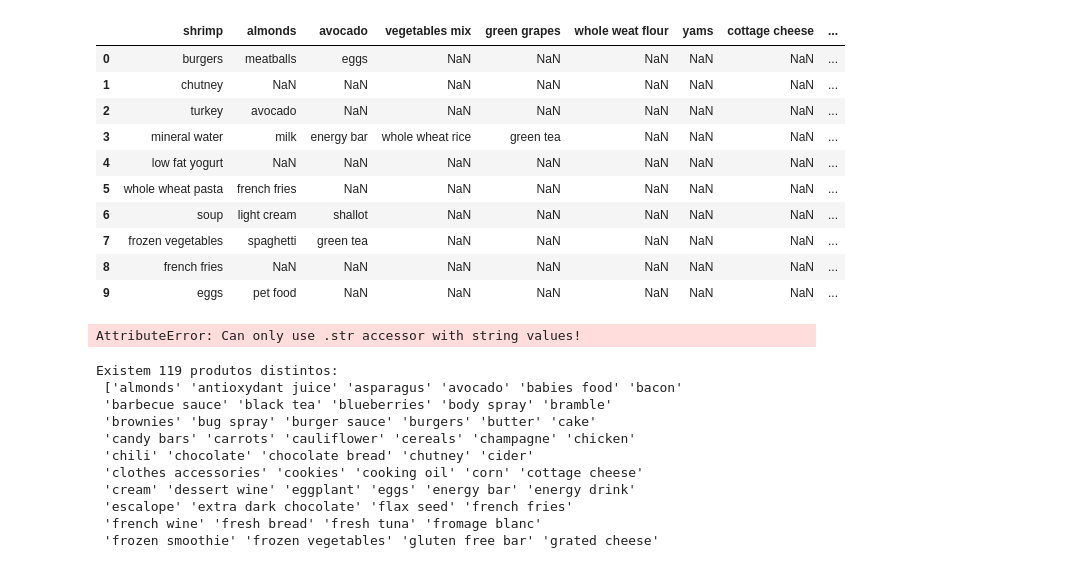
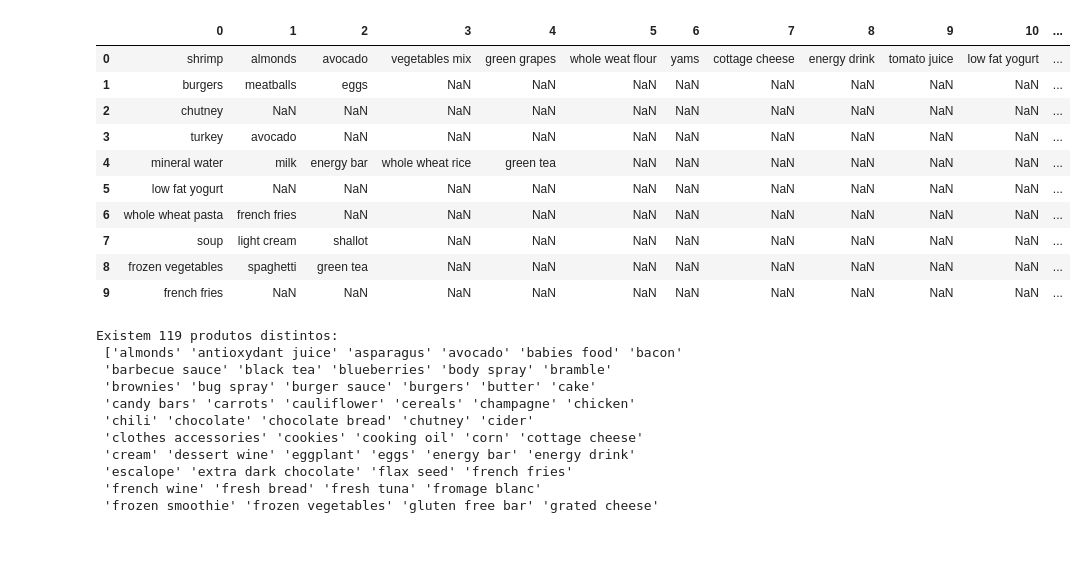
Before and after one commit to DjalmaHenry/data-mining-apriori, a Jupyter notebook: apriori-association-rules.ipynb, the cells around one changed output. Cells and saved outputs as stored; diff of their text form; code cells hidden in the pictures.

```diff
--- a/apriori-association-rules.ipynb
+++ b/apriori-association-rules.ipynb
@@ -6,26 +6,24 @@ import apyori
 plt. rcParams["figure.figsize"] = (15, 10)
 # %%
 # Dataset de transações de compras feitas em um supermercado
-mercado = pd.read_csv('./market-basket-optimisation.csv')
+mercado = pd.read_csv('./market-basket-optimisation.csv', header=None)
 mercado.head(10)
 # %% [output]
-|  | shrimp | almonds | avocado | vegetables mix | green grapes | whole weat flour | yams | cottage cheese | ... |
-| 0 | burgers | meatballs | eggs | NaN | NaN | NaN | NaN | NaN | ... |
-| 1 | chutney | NaN | NaN | NaN | NaN | NaN | NaN | NaN | ... |
-| 2 | turkey | avocado | NaN | NaN | NaN | NaN | NaN | NaN | ... |
-| 3 | mineral water | milk | energy bar | whole wheat rice | green tea | NaN | NaN | NaN | ... |
-| 4 | low fat yogurt | NaN | NaN | NaN | NaN | NaN | NaN | NaN | ... |
-| 5 | whole wheat pasta | french fries | NaN | NaN | NaN | NaN | NaN | NaN | ... |
-| 6 | soup | light cream | shallot | NaN | NaN | NaN | NaN | NaN | ... |
-| 7 | frozen vegetables | spaghetti | green tea | NaN | NaN | NaN | NaN | NaN | ... |
-| 8 | french fries | NaN | NaN | NaN | NaN | NaN | NaN | NaN | ... |
-| 9 | eggs | pet food | NaN | NaN | NaN | NaN | NaN | NaN | ... |
+|  | 0 | 1 | 2 | 3 | 4 | 5 | 6 | 7 | 8 | 9 | 10 | ... |
+| 0 | shrimp | almonds | avocado | vegetables mix | green grapes | whole weat flour | yams | cottage cheese | energy drink | tomato juice | low fat yogurt | ... |
+| 1 | burgers | meatballs | eggs | NaN | NaN | NaN | NaN | NaN | NaN | NaN | NaN | ... |
+| 2 | chutney | NaN | NaN | NaN | NaN | NaN | NaN | NaN | NaN | NaN | NaN | ... |
+| 3 | turkey | avocado | NaN | NaN | NaN | NaN | NaN | NaN | NaN | NaN | NaN | ... |
+| 4 | mineral water | milk | energy bar | whole wheat rice | green tea | NaN | NaN | NaN | NaN | NaN | NaN | ... |
+| 5 | low fat yogurt | NaN | NaN | NaN | NaN | NaN | NaN | NaN | NaN | NaN | NaN | ... |
+| 6 | whole wheat pasta | french fries | NaN | NaN | NaN | NaN | NaN | NaN | NaN | NaN | NaN | ... |
+| 7 | soup | light cream | shallot | NaN | NaN | NaN | NaN | NaN | NaN | NaN | NaN | ... |
+| 8 | frozen vegetables | spaghetti | green tea | NaN | NaN | NaN | NaN | NaN | NaN | NaN | NaN | ... |
+| 9 | french fries | NaN | NaN | NaN | NaN | NaN | NaN | NaN | NaN | NaN | NaN | ... |
 # %%
 # Limpeza no dataset para a remoção de espaços em branco no início e fim das strings em cada coluna
 for index in mercado.columns:
  mercado[index] = mercado[index].str.strip()
-# %% [output]
-AttributeError: Can only use .str accessor with string values!
 # %%
 # Pegando todos valores não nulos e ordenando em ordem alfabética
 itens = mercado.melt()['value'].dropna().sort_values()
```
